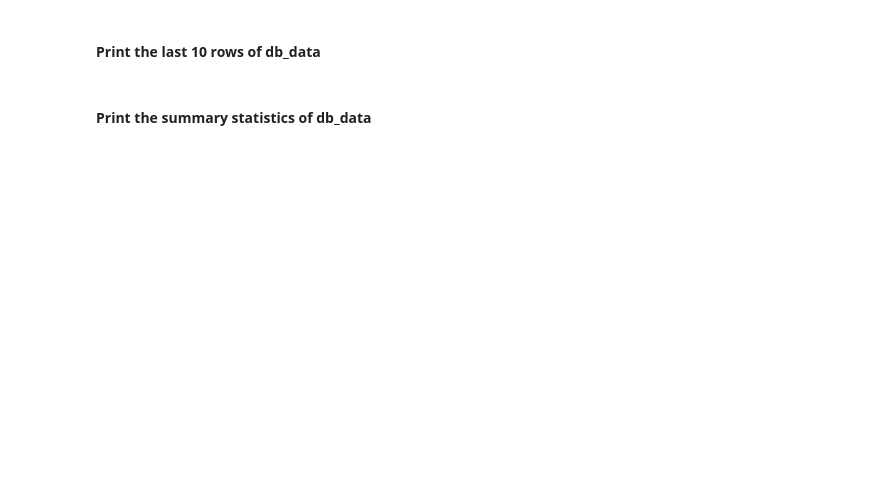
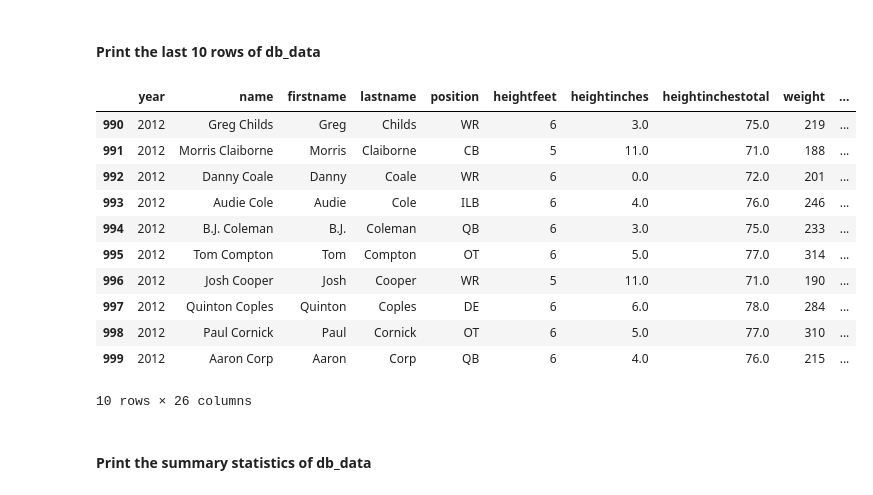
Before and after one commit to karthikvadlamani/karthikvadlamani, a Jupyter notebook: basics/[Exercises-2&3]Pandas-Handling-Nulls-and-Filtering.ipynb, the cells around one changed output. Saved outputs shown, nothing was run; the diff lists cells and outputs as text; code cells hidden in the pictures; blank space fills up the shorter version.

```diff
--- a/basics/[Exercises-2&3]Pandas-Handling-Nulls-and-Filtering.ipynb
+++ b/basics/[Exercises-2&3]Pandas-Handling-Nulls-and-Filtering.ipynb
@@ -83,4 +225,19 @@ db_data.head()
 # %% [markdown]
 #### Print the last 10 rows of db_data
+# %%
+db_data.tail(10)
+# %% [output]
+|  | year | name | firstname | lastname | position | heightfeet | heightinches | heightinchestotal | weight | ... |
+| 990 | 2012 | Greg Childs | Greg | Childs | WR | 6 | 3.0 | 75.0 | 219 | ... |
+| 991 | 2012 | Morris Claiborne | Morris | Claiborne | CB | 5 | 11.0 | 71.0 | 188 | ... |
+| 992 | 2012 | Danny Coale | Danny | Coale | WR | 6 | 0.0 | 72.0 | 201 | ... |
+| 993 | 2012 | Audie Cole | Audie | Cole | ILB | 6 | 4.0 | 76.0 | 246 | ... |
+| 994 | 2012 | B.J. Coleman | B.J. | Coleman | QB | 6 | 3.0 | 75.0 | 233 | ... |
+| 995 | 2012 | Tom Compton | Tom | Compton | OT | 6 | 5.0 | 77.0 | 314 | ... |
+| 996 | 2012 | Josh Cooper | Josh | Cooper | WR | 5 | 11.0 | 71.0 | 190 | ... |
+| 997 | 2012 | Quinton Coples | Quinton | Coples | DE | 6 | 6.0 | 78.0 | 284 | ... |
+| 998 | 2012 | Paul Cornick | Paul | Cornick | OT | 6 | 5.0 | 77.0 | 310 | ... |
+| 999 | 2012 | Aaron Corp | Aaron | Corp | QB | 6 | 4.0 | 76.0 | 215 | ... |
+10 rows × 26 columns
 # %% [markdown]
 #### Print the summary statistics of db_data
```
Also changed, not shown: parts of 29 cells of this notebook, 3 other files.
